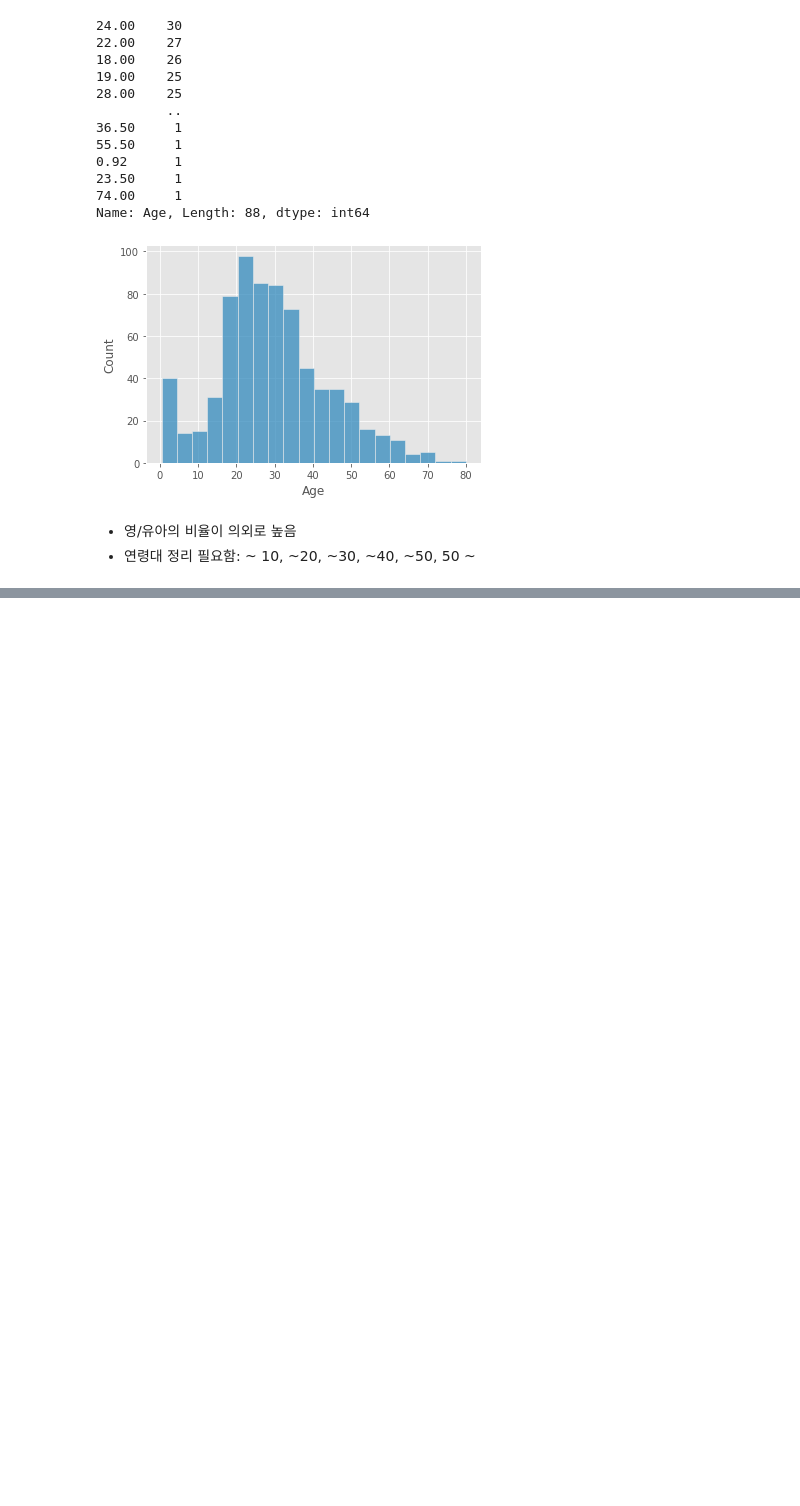
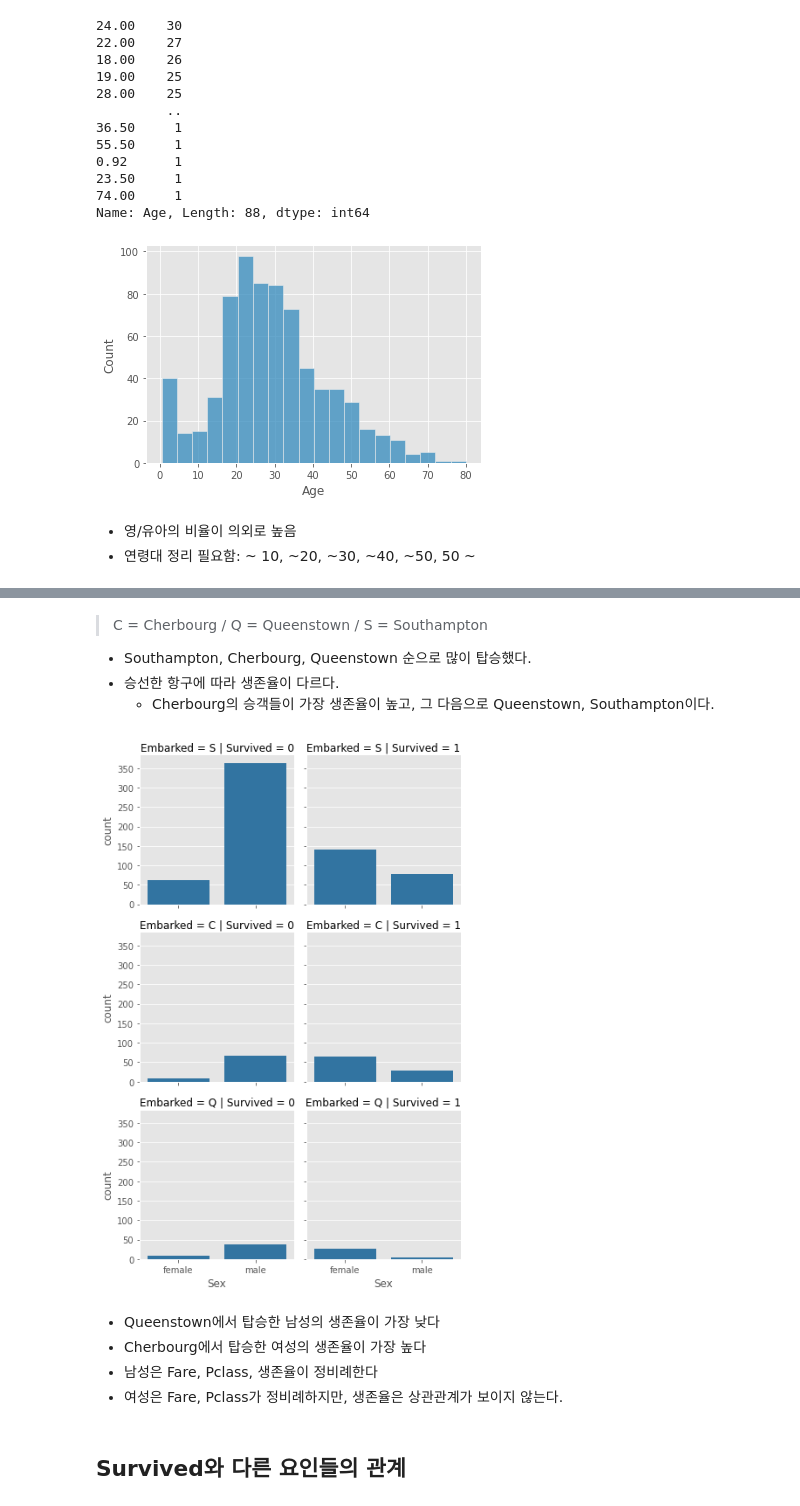
Before and after one commit to HAMJiyoung/Titanic-Machine-Learning-from-Disaster, a Jupyter notebook: Titanic_machine_learning.ipynb, the cells around one changed output, grey strips where cells are left out. Cells and saved outputs as stored; diff of their text form; code cells hidden in the pictures; blank space fills up the shorter version.

```diff
--- a/Titanic_machine_learning.ipynb
+++ b/Titanic_machine_learning.ipynb
@@ -254,0 +298,20 @@ plt.show()
+# %% [markdown]
+>C = Cherbourg /
+Q = Queenstown /
+S = Southampton
+- Southampton, Cherbourg, Queenstown 순으로 많이 탑승했다.
+- 승선한 항구에 따라 생존율이 다르다.
+    - Cherbourg의 승객들이 가장 생존율이 높고, 그 다음으로 Queenstown, Southampton이다.
+# %%
+g = sns.FacetGrid(df_train, col = 'Survived', row = 'Embarked')
+g.map(sns.countplot, 'Sex', order = ['female', 'male'], color = 'tab:blue')
+plt.show()
+# %% [output]
+[figure, added]
+# %% [markdown]
+- Queenstown에서 탑승한 남성의 생존율이 가장 낮다
+- Cherbourg에서 탑승한 여성의 생존율이 가장 높다
+- 남성은 Fare, Pclass, 생존율이 정비례한다
+- 여성은 Fare, Pclass가 정비례하지만, 생존율은 상관관계가 보이지 않는다.
+# %% [markdown]
+## Survived와 다른 요인들의 관계
```
Also changed, not shown: parts of 107 cells of this notebook.
